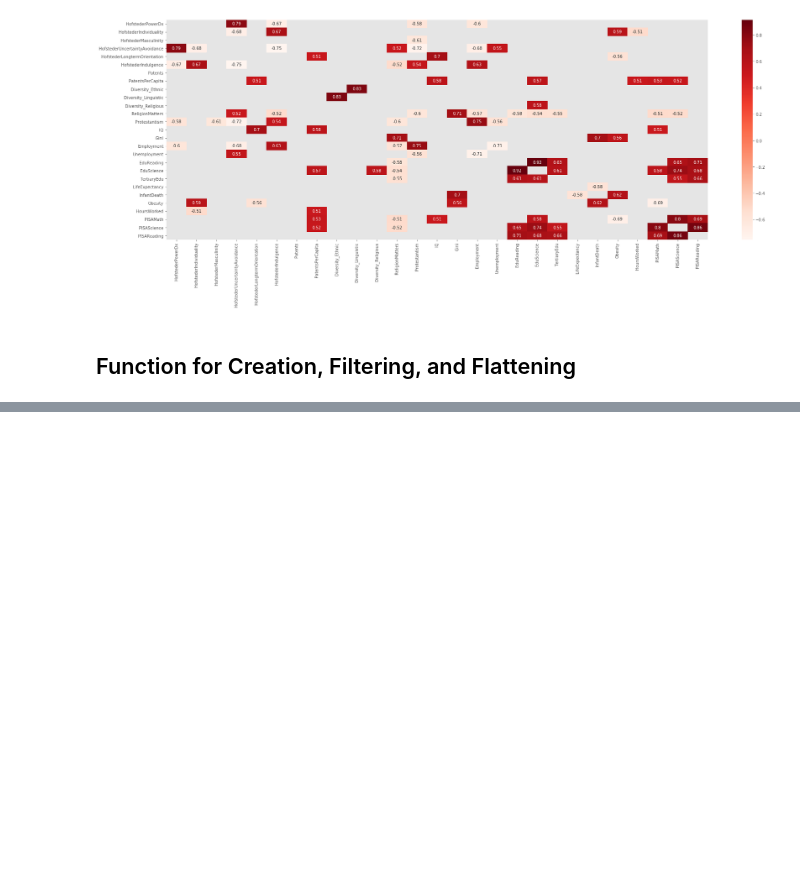
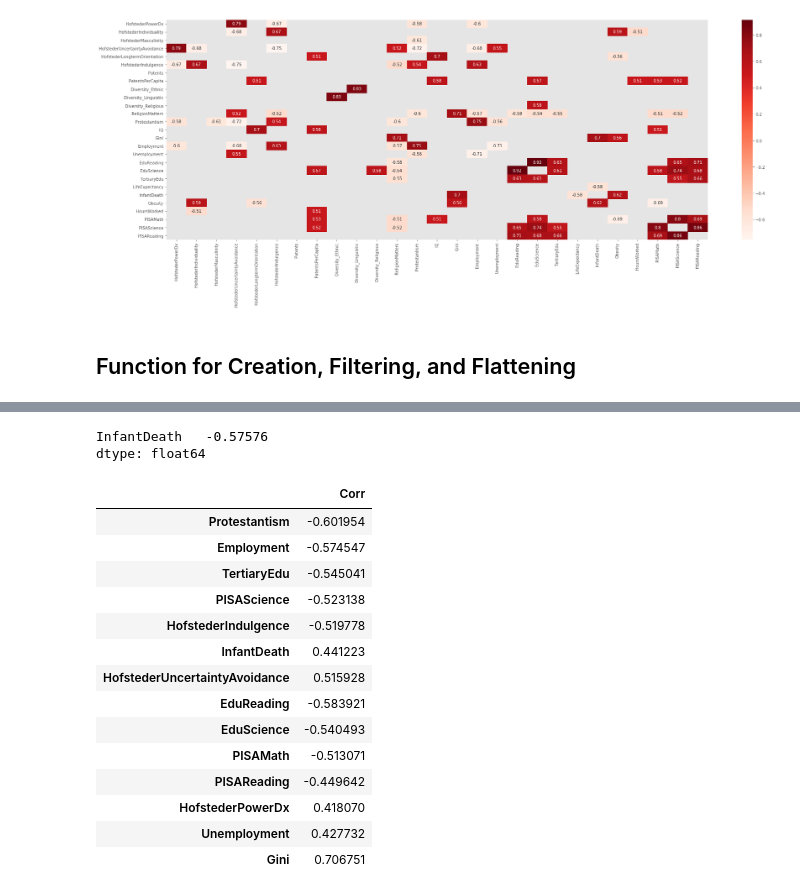
Before and after one commit to JamesIgoe/AzureNotebooks, a Jupyter notebook: COVIDAndHofstede.ipynb, the cells around one changed output, grey strips where cells are left out. Cells and saved outputs as stored; diff of their text form; code cells hidden in the pictures; blank space fills up the shorter version.

Commit message:
refined filtering with def

```diff
--- a/COVIDAndHofstede.ipynb
+++ b/COVIDAndHofstede.ipynb
@@ -73,7 +73,7 @@ def corrFilter(x: pd.DataFrame, bound: float):
     xFlattened = xFiltered.unstack().sort_values().drop_duplicates()
     return xFlattened
 
-newList = corrFilter(oecdTrimmed, .5)
+newList = corrFilter(oecdTrimmed, .4)
 # %%
 newList
 # %% [output]
@@ -116,0 +92,23 @@ protConcat
+# %%
+def filterForLabels(df: pd.DataFrame, label) :
+    try:
+        sideLeft = df[label,]
+    except:
+        sideLeft = pd.DataFrame()
+
+    try:
+        sideRight = df[:,label]
+    except:
+        sideRight = pd.DataFrame()
+
+    if sideLeft.empty and sideRight.empty:
+        return pd.DataFrame()
+    elif sideLeft.empty:
+        return sideRight
+    elif sideRight.empty:
+        return sideLeft
+    else:
+        concat = pd.concat([sideLeft,sideRight], axis=1)
+        concat["Corr"] = concat[0].fillna(0) + concat[1].fillna(0)
+        concat.drop(columns=[0,1], inplace=True)
+        return concat
@@ -116,0 +148,23 @@ protConcat
+# %%
+filterForLabels(newList, 'LifeExpectancy')
+# %% [output]
+InfantDeath   -0.57576
+dtype: float64
+# %%
+filterForLabels(newList, 'ReligionMatters')
+# %% [output]
+|  | Corr |
+| Protestantism | -0.601954 |
+| Employment | -0.574547 |
+| TertiaryEdu | -0.545041 |
+| PISAScience | -0.523138 |
+| HofstederIndulgence | -0.519778 |
+| InfantDeath | 0.441223 |
+| HofstederUncertaintyAvoidance | 0.515928 |
+| EduReading | -0.583921 |
+| EduScience | -0.540493 |
+| PISAMath | -0.513071 |
+| PISAReading | -0.449642 |
+| HofstederPowerDx | 0.418070 |
+| Unemployment | 0.427732 |
+| Gini | 0.706751 |
```
Also changed, not shown: parts of 12 cells of this notebook.
